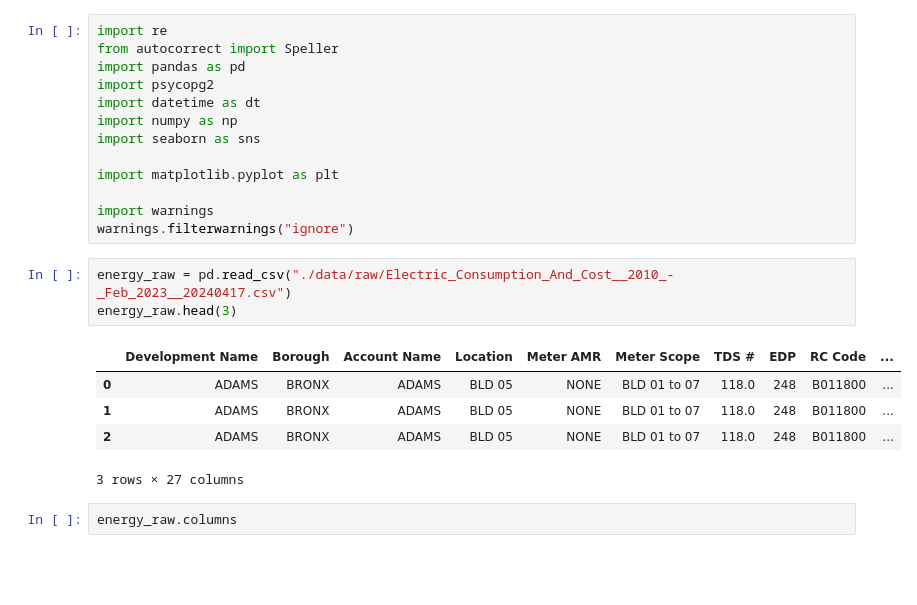
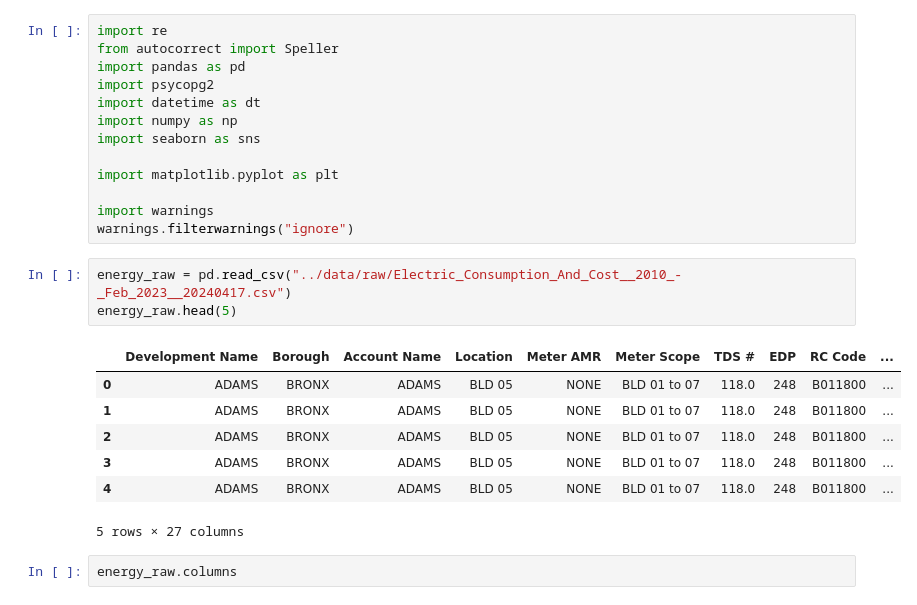
Before and after one commit to HarryBoy127/initial_energy_NewYorkCity, a Jupyter notebook: notebook/01_data_cleaning.ipynb, the cells around one changed output. Cells and saved outputs as stored; diff of their text form; blank space fills up the shorter version.

```diff
--- a/notebook/01_data_cleaning.ipynb
+++ b/notebook/01_data_cleaning.ipynb
@@ -12,14 +12,16 @@ import matplotlib.pyplot as plt
 import warnings
 warnings.filterwarnings("ignore")
 # %%
-energy_raw = pd.read_csv("./data/raw/Electric_Consumption_And_Cost__2010_-_Feb_2023__20240417.csv")
-energy_raw.head(3)
+energy_raw = pd.read_csv("../data/raw/Electric_Consumption_And_Cost__2010_-_Feb_2023__20240417.csv")
+energy_raw.head(5)
 # %% [output]
 |  | Development Name | Borough | Account Name | Location | Meter AMR | Meter Scope | TDS # | EDP | RC Code | ... |
 | 0 | ADAMS | BRONX | ADAMS | BLD 05 | NONE | BLD 01 to 07 | 118.0 | 248 | B011800 | ... |
 | 1 | ADAMS | BRONX | ADAMS | BLD 05 | NONE | BLD 01 to 07 | 118.0 | 248 | B011800 | ... |
 | 2 | ADAMS | BRONX | ADAMS | BLD 05 | NONE | BLD 01 to 07 | 118.0 | 248 | B011800 | ... |
+| 3 | ADAMS | BRONX | ADAMS | BLD 05 | NONE | BLD 01 to 07 | 118.0 | 248 | B011800 | ... |
+| 4 | ADAMS | BRONX | ADAMS | BLD 05 | NONE | BLD 01 to 07 | 118.0 | 248 | B011800 | ... |
-3 rows × 27 columns
+5 rows × 27 columns
 # %%
 energy_raw.columns
 # %% [output]
```
Also changed, not shown: 3 other files.
